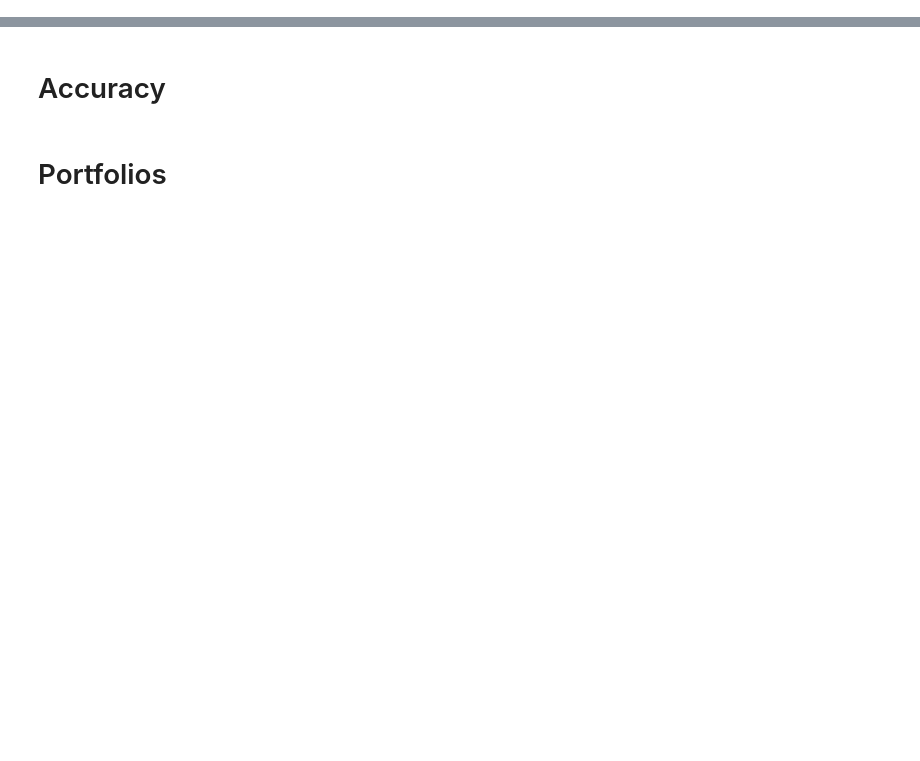
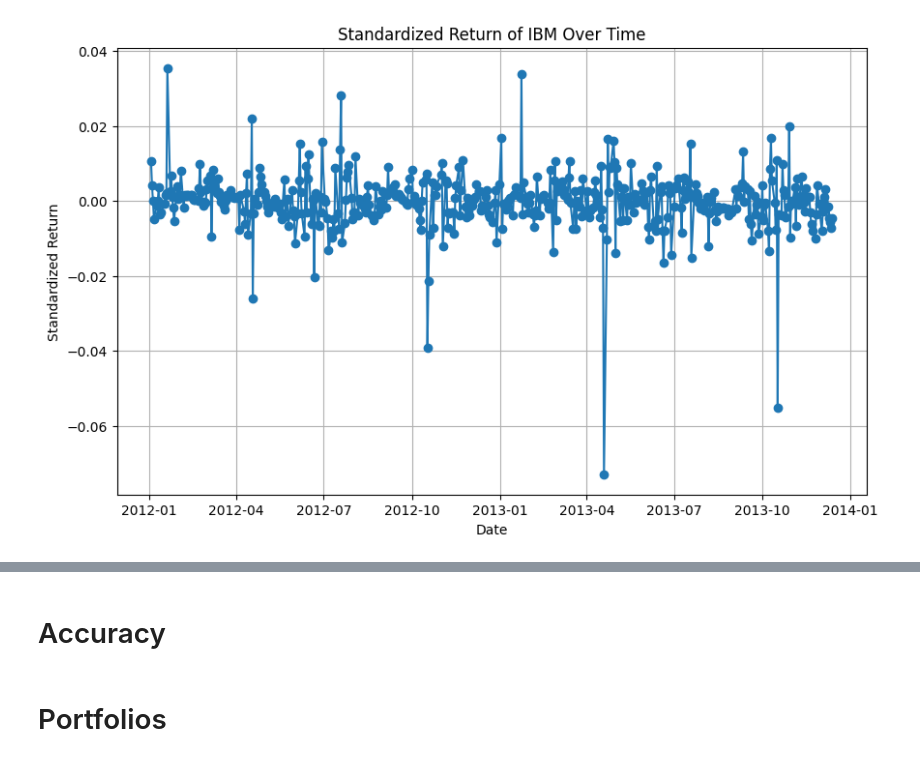
Before and after one commit to Kibitz117/Thesis, a Jupyter notebook: models/rf_model.ipynb, the cells around one changed output, grey strips where cells are left out. Saved outputs shown, nothing was run; the diff lists cells and outputs as text; code cells hidden in the pictures; blank space fills up the shorter version.

```diff
--- a/models/rf_model.ipynb
+++ b/models/rf_model.ipynb
@@ -29,0 +79,3 @@ Reached the end of the dataset.
+# %%
+examples=study_periods[2][0]
+examples
@@ -29,0 +96,5 @@ Reached the end of the dataset.
+# %%
+#Plot ibm in examples
+ibm=examples[examples['TICKER']=='IBM']
+ibm.sort_values(by=['date'])
+ibm
@@ -29,0 +115,13 @@ Reached the end of the dataset.
+# %%
+
+
+# Plotting standardized return over time
+plt.figure(figsize=(10, 6))
+plt.plot(ibm['date'], ibm['RET'], marker='o')
+plt.title('Standardized Return of IBM Over Time')
+plt.xlabel('Date')
+plt.ylabel('Standardized Return')
+plt.grid(True)
+plt.show()
+# %% [output]
+[figure, added]
```
Also changed, not shown: parts of 12 cells of this notebook, 6 other files.
